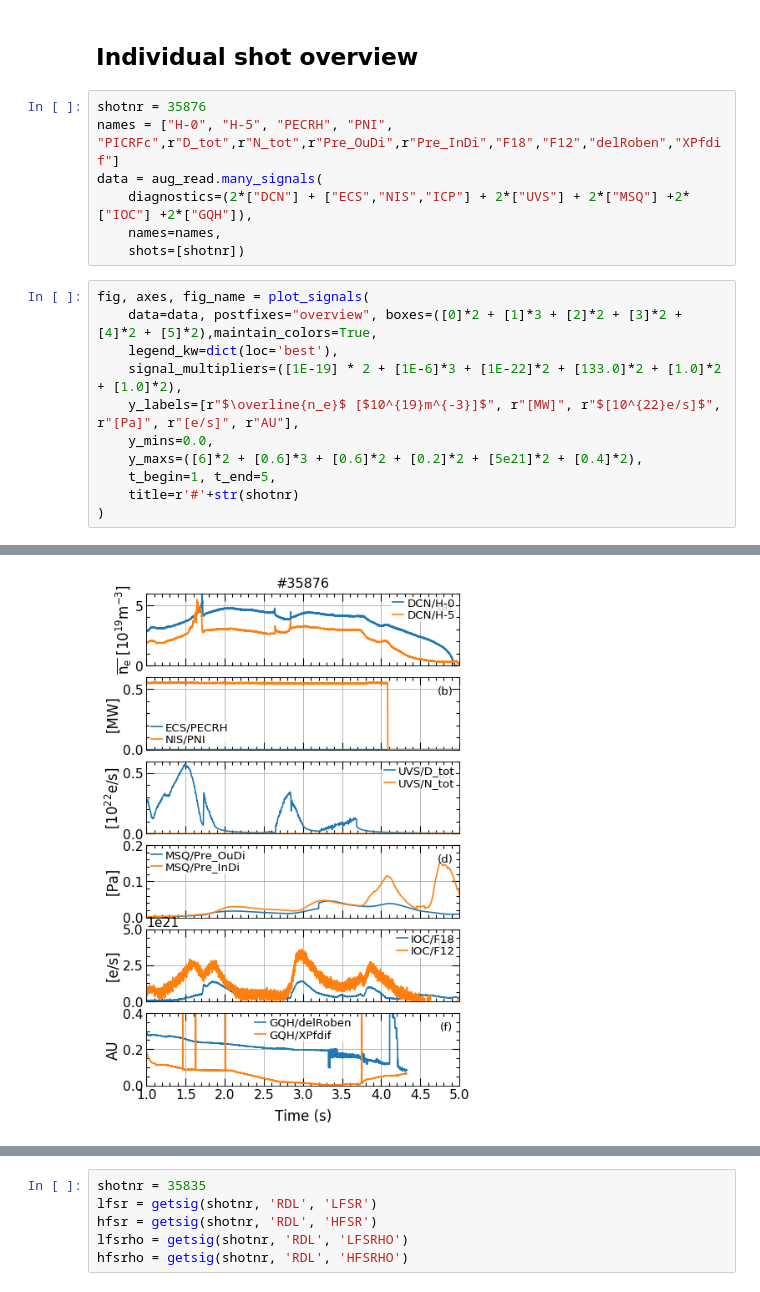
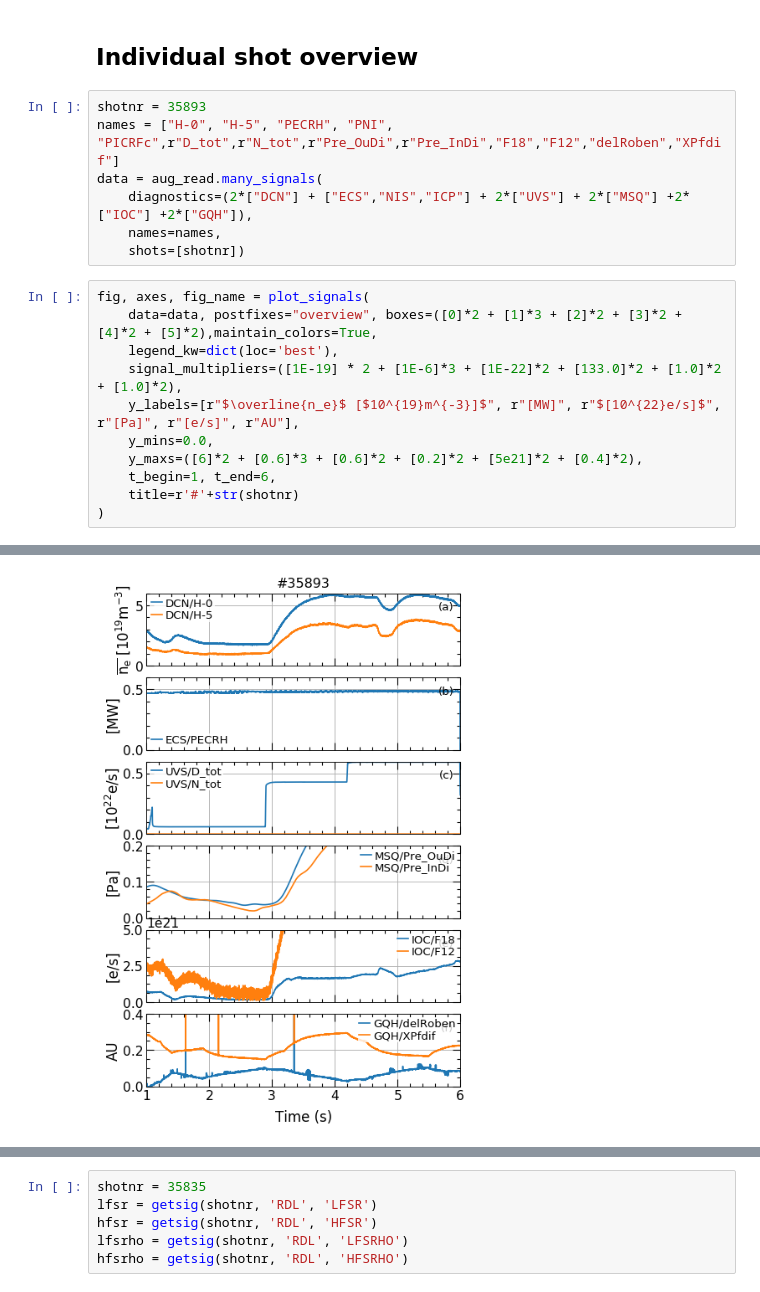
Before and after one commit to guimarais/Shoulder, a Jupyter notebook: Shoulder_DN.ipynb, the cells around one changed output, grey strips where cells are left out. Cells and saved outputs as stored; diff of their text form.

```diff
--- a/Shoulder_DN.ipynb
+++ b/Shoulder_DN.ipynb
@@ -45,7 +45,7 @@ plot_signals({...}) took 1.2996 seconds
 # %% [markdown]
 ## Individual shot overview
 # %%
-shotnr = 35876
+shotnr = 35893
 names = ["H-0", "H-5", "PECRH", "PNI", "PICRFc",r"D_tot",r"N_tot",r"Pre_OuDi",r"Pre_InDi","F18","F12","delRoben","XPfdif"]
 data = aug_read.many_signals(
     diagnostics=(2*["DCN"] + ["ECS","NIS","ICP"] + 2*["UVS"] + 2*["MSQ"] +2*["IOC"] +2*["GQH"]),
@@ -59,7 +59,7 @@ fig, axes, fig_name = plot_signals(
     y_labels=[r"$\overline{n_e}$ [$10^{19}m^{-3}]$", r"[MW]", r"$[10^{22}e/s]$", r"[Pa]", r"[e/s]", r"AU"],
     y_mins=0.0,
     y_maxs=([6]*2 + [0.6]*3 + [0.6]*2 + [0.2]*2 + [5e21]*2 + [0.4]*2),
-    t_begin=1, t_end=5,
+    t_begin=1, t_end=6,
     title=r'#'+str(shotnr)
 )
 # %% [output]
@@ -67 +67 @@ plot_signals({...}) took 0.50551 seconds
-[figure, old version]
+[figure, new version]
```
Also changed, not shown: parts of 7 cells of this notebook, 6 other files.
